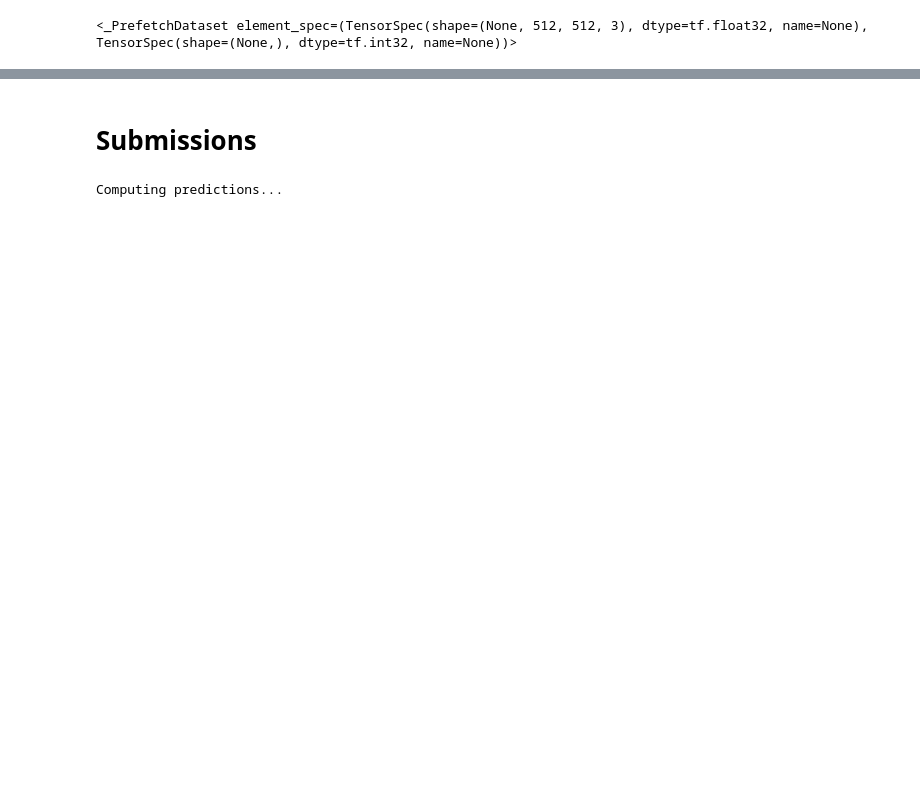
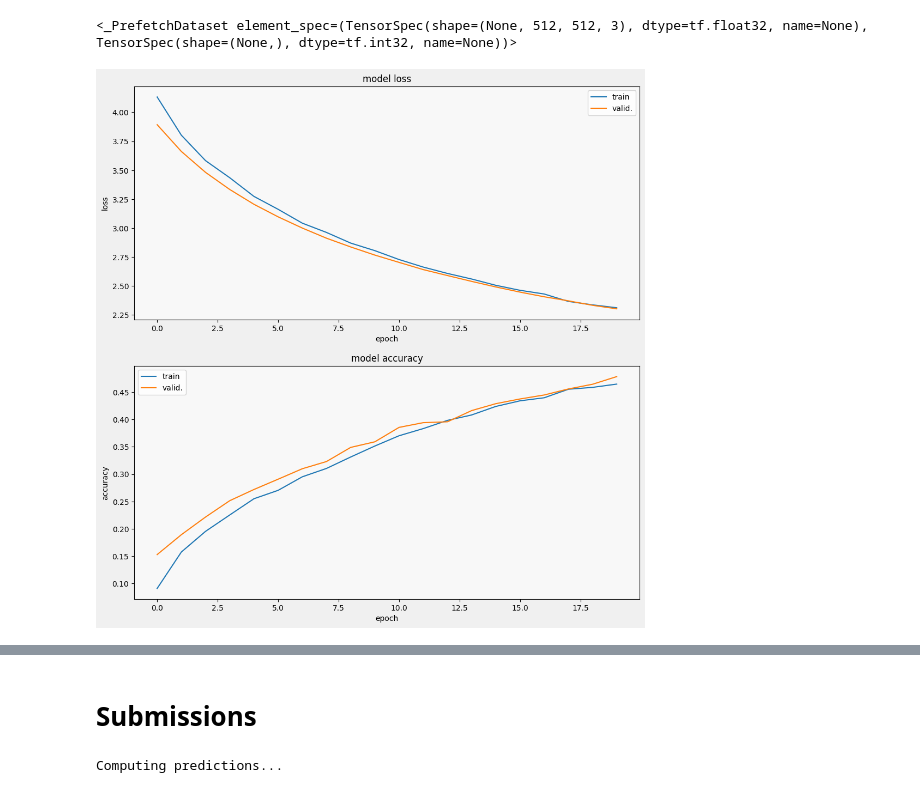
Before and after one commit to Bestine/kaggle-projects, a Jupyter notebook: Petals-to-the-Metal-Flower-Classification-on-TPU.ipynb, the cells around one changed output, grey strips where cells are left out. Cells and saved outputs as stored; diff of their text form; code cells hidden in the pictures; blank space fills up the shorter version.

```diff
--- a/Petals-to-the-Metal-Flower-Classification-on-TPU.ipynb
+++ b/Petals-to-the-Metal-Flower-Classification-on-TPU.ipynb
@@ -781,3 +936,18 @@ Epoch 20/20
 ds_train
 # %% [output]
 <_PrefetchDataset element_spec=(TensorSpec(shape=(None, 512, 512, 3), dtype=tf.float32, name=None), TensorSpec(shape=(None,), dtype=tf.int32, name=None))>
+# %%
+display_training_curves(
+    history.history['loss'],
+    history.history['val_loss'],
+    'loss',
+    211,
+)
+display_training_curves(
+    history.history['sparse_categorical_accuracy'],
+    history.history['val_sparse_categorical_accuracy'],
+    'accuracy',
+    212,
+)
+# %% [output]
+[figure, added]
```
Also changed, not shown: parts of 19 cells of this notebook.
